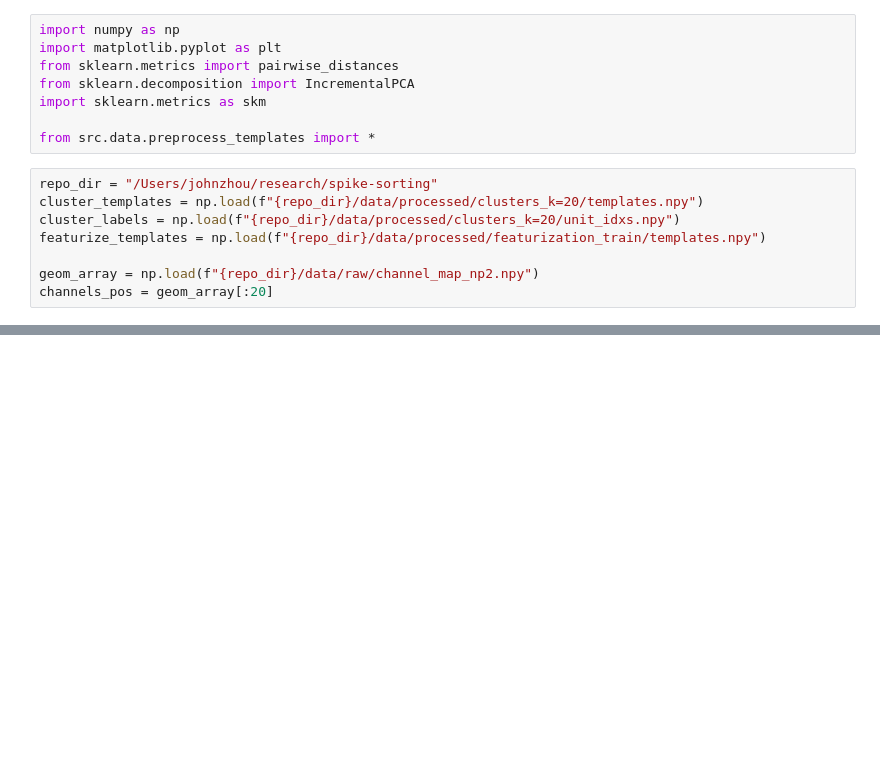
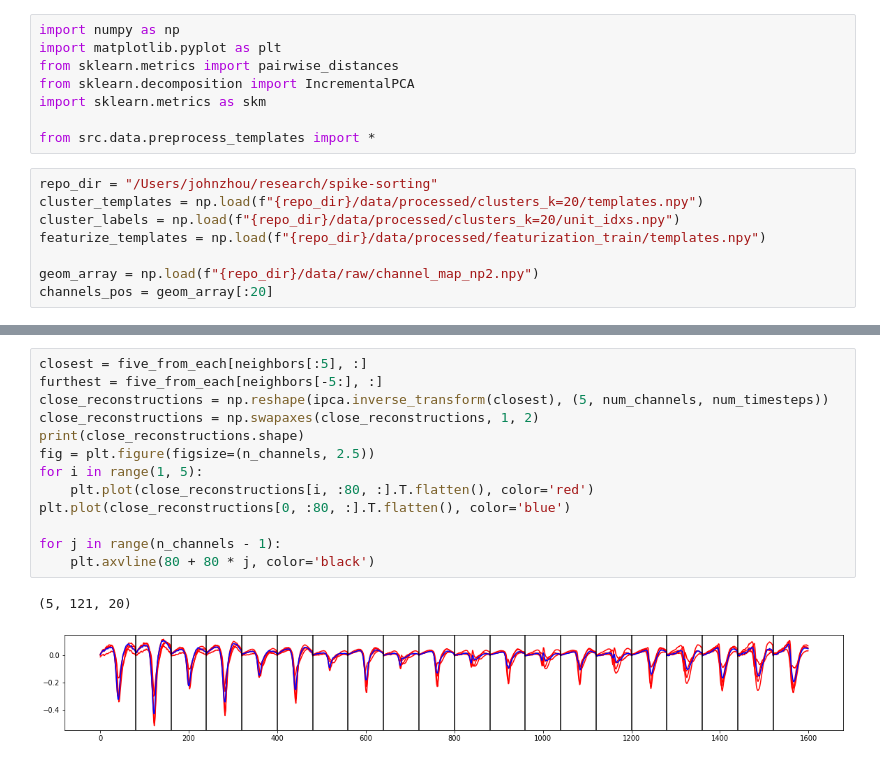
Before and after one commit to johnlyzhou/spike-sorting, a Jupyter notebook: notebooks/quality_check.ipynb, the cells around one changed output, grey strips where cells are left out. Cells and saved outputs as stored; diff of their text form; blank space fills up the shorter version.

```diff
--- a/notebooks/quality_check.ipynb
+++ b/notebooks/quality_check.ipynb
@@ -116,0 +116,16 @@ plt.matshow(log_matrix)
+# %%
+closest = five_from_each[neighbors[:5], :]
+furthest = five_from_each[neighbors[-5:], :]
+close_reconstructions = np.reshape(ipca.inverse_transform(closest), (5, num_channels, num_timesteps))
+close_reconstructions = np.swapaxes(close_reconstructions, 1, 2)
+print(close_reconstructions.shape)
+fig = plt.figure(figsize=(n_channels, 2.5))
+for i in range(1, 5):
+    plt.plot(close_reconstructions[i, :80, :].T.flatten(), color='red')
+plt.plot(close_reconstructions[0, :80, :].T.flatten(), color='blue')
+
+for j in range(n_channels - 1):
+    plt.axvline(80 + 80 * j, color='black')
+# %% [output]
+(5, 121, 20)
+[figure, added]
```
Also changed, not shown: parts of 11 cells of this notebook.
